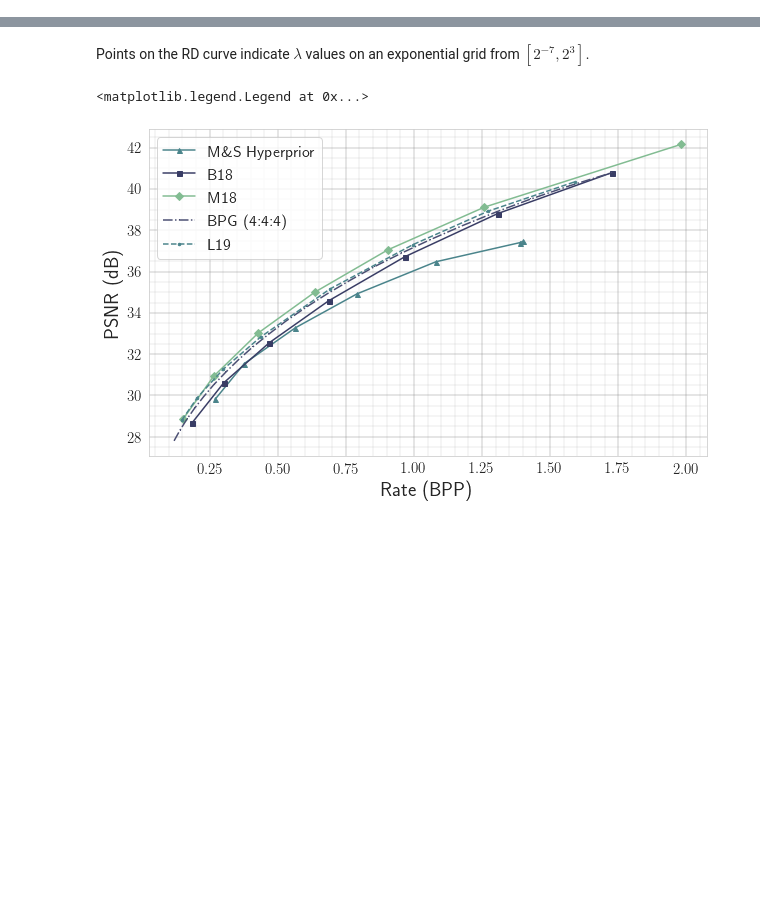
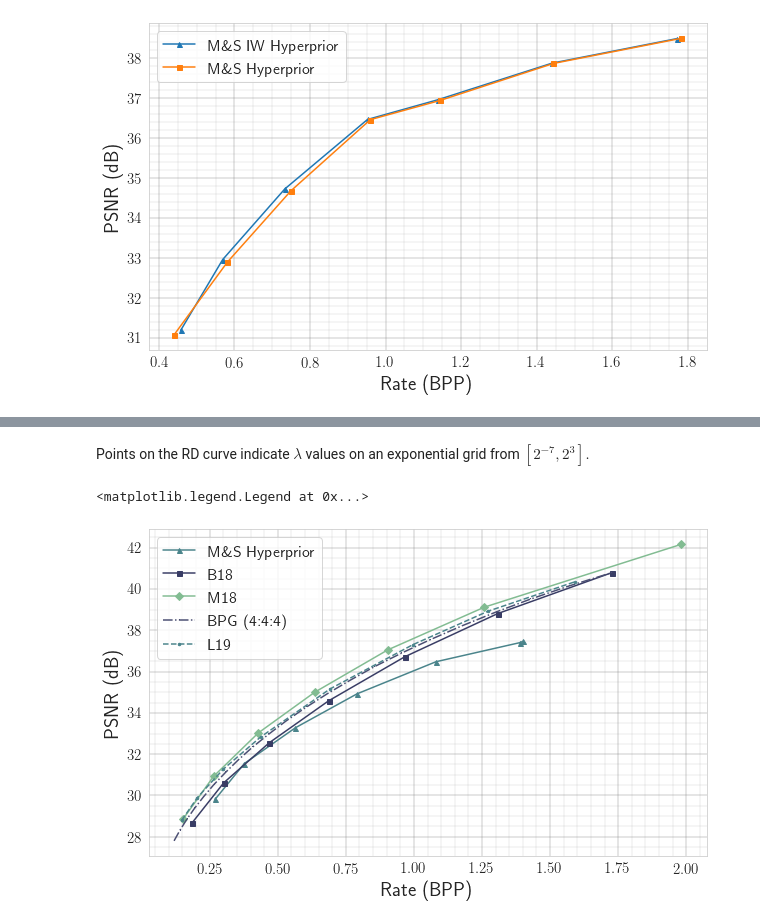
Before and after one commit to Justin-Tan/high-fidelity-generative-compression, a Jupyter notebook: RD.ipynb, the cells around one changed output, grey strips where cells are left out. Cells and saved outputs as stored; diff of their text form; code cells hidden in the pictures; blank space fills up the shorter version.

```diff
--- a/RD.ipynb
+++ b/RD.ipynb
@@ -107,7 +93,25 @@ OrderedDict([(-6,
+# %%
+records2 = defaultdict(dict)
+for log in log_dirs:
+    fname = os.path.basename(log).split('_openimages')[0].strip()
+    df = pd.read_hdf(log)
+    sign = 1
+    if '-' in fname:
+        sign = -1
+    fname = int(fname[-1]) * sign
+    records2[fname]['rate'] = df.q_bpp.mean()
+    records2[fname]['LPIPS'] = df.LPIPS.mean()
+    records2[fname]['PSNR'] = df.PSNR.mean()
+    records2[fname]['MS_SSIM'] = df.MS_SSIM.mean()
 # %%
 rate = [records[i]['rate'] for i in range(min(records.keys()), max(records.keys()))]
 lpips = [records[i]['LPIPS'] for i in range(min(records.keys()), max(records.keys()))]
 psnr = [records[i]['PSNR'] for i in range(min(records.keys()), max(records.keys()))]
 ms_ssim = [records[i]['MS_SSIM'] for i in range(min(records.keys()), max(records.keys()))]
+# %%
+rate2 = [records2[i]['rate'] for i in range(min(records.keys()), max(records.keys()))]
+lpips2 = [records2[i]['LPIPS'] for i in range(min(records.keys()), max(records.keys()))]
+psnr2 = [records2[i]['PSNR'] for i in range(min(records.keys()), max(records.keys()))]
+ms_ssim2 = [records2[i]['MS_SSIM'] for i in range(min(records.keys()), max(records.keys()))]
 # %%
 sns.set_style("whitegrid")
@@ -144,0 +139,18 @@ Text(0, 0.5, 'MS-SSIM')
+# %%
+fig, ax = plt.subplots(1, 1, figsize=(10,6))
+ax.plot(rate, psnr, marker='^', ms=5, label='M\&S IW Hyperprior')
+ax.plot(rate2, psnr2, marker='s', ms=5, label='M\&S Hyperprior')
+ax.tick_params(axis='both', which='major', labelsize=15)
+
+ax.get_xaxis().set_minor_locator(mpl.ticker.AutoMinorLocator())
+ax.get_yaxis().set_minor_locator(mpl.ticker.AutoMinorLocator())
+ax.grid(b=True, which='major', color='grey', linewidth=0.4)
+ax.grid(b=True, which='minor', color='grey', linewidth=0.15)
+
+plt.xlabel(r'Rate (BPP)', fontsize=20)
+# plt.ylabel(r'$\log p(\mathbf{x} \vert \textsf{data})$', fontsize=20)
+plt.ylabel(r'PSNR (dB)', fontsize=20)
+plt.legend(fontsize=16)
+plt.savefig(os.path.join('data', 'psnr_comp.pdf'), format='pdf', dpi=64, bbox_inches='tight')
+# %% [output]
+[figure, added]
```
Also changed, not shown: parts of 21 cells of this notebook, 7 other files.
